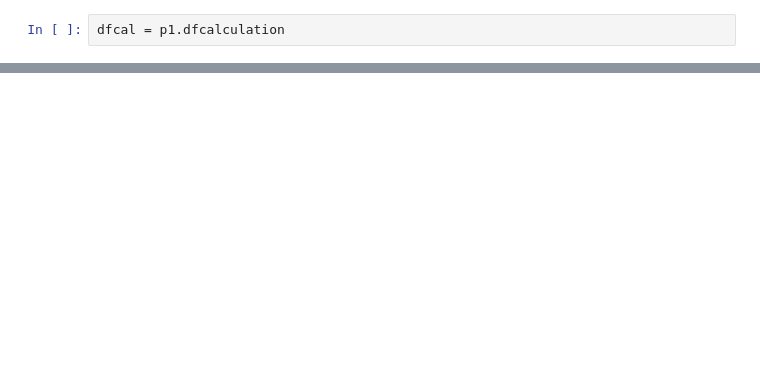
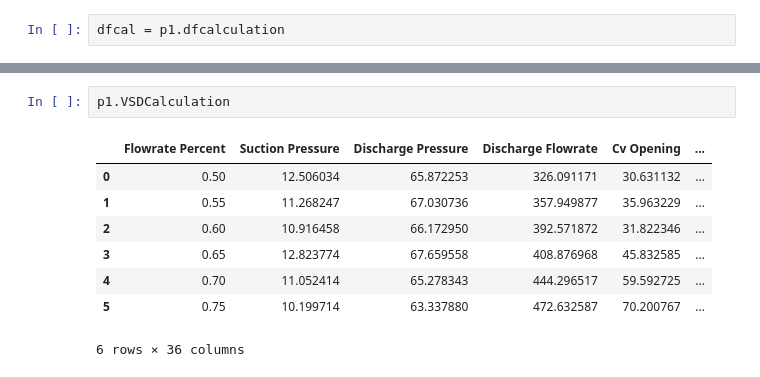
Before and after one commit to Unmask06/rotalysis, a Jupyter notebook: compressor_test.ipynb, the cells around one changed output, grey strips where cells are left out. Saved outputs shown, nothing was run; the diff lists cells and outputs as text; blank space fills up the shorter version.

```diff
--- a/compressor_test.ipynb
+++ b/compressor_test.ipynb
@@ -204,0 +203,11 @@ dfcal = p1.dfcalculation
+# %%
+p1.VSDCalculation
+# %% [output]
+|  | Flowrate Percent | Suction Pressure | Discharge Pressure | Discharge Flowrate | Cv Opening | ... |
+| 0 | 0.50 | 12.506034 | 65.872253 | 326.091171 | 30.631132 | ... |
+| 1 | 0.55 | 11.268247 | 67.030736 | 357.949877 | 35.963229 | ... |
+| 2 | 0.60 | 10.916458 | 66.172950 | 392.571872 | 31.822346 | ... |
+| 3 | 0.65 | 12.823774 | 67.659558 | 408.876968 | 45.832585 | ... |
+| 4 | 0.70 | 11.052414 | 65.278343 | 444.296517 | 59.592725 | ... |
+| 5 | 0.75 | 10.199714 | 63.337880 | 472.632587 | 70.200767 | ... |
+6 rows × 36 columns
```
Also changed, not shown: parts of 17 cells of this notebook, 6 other files.
